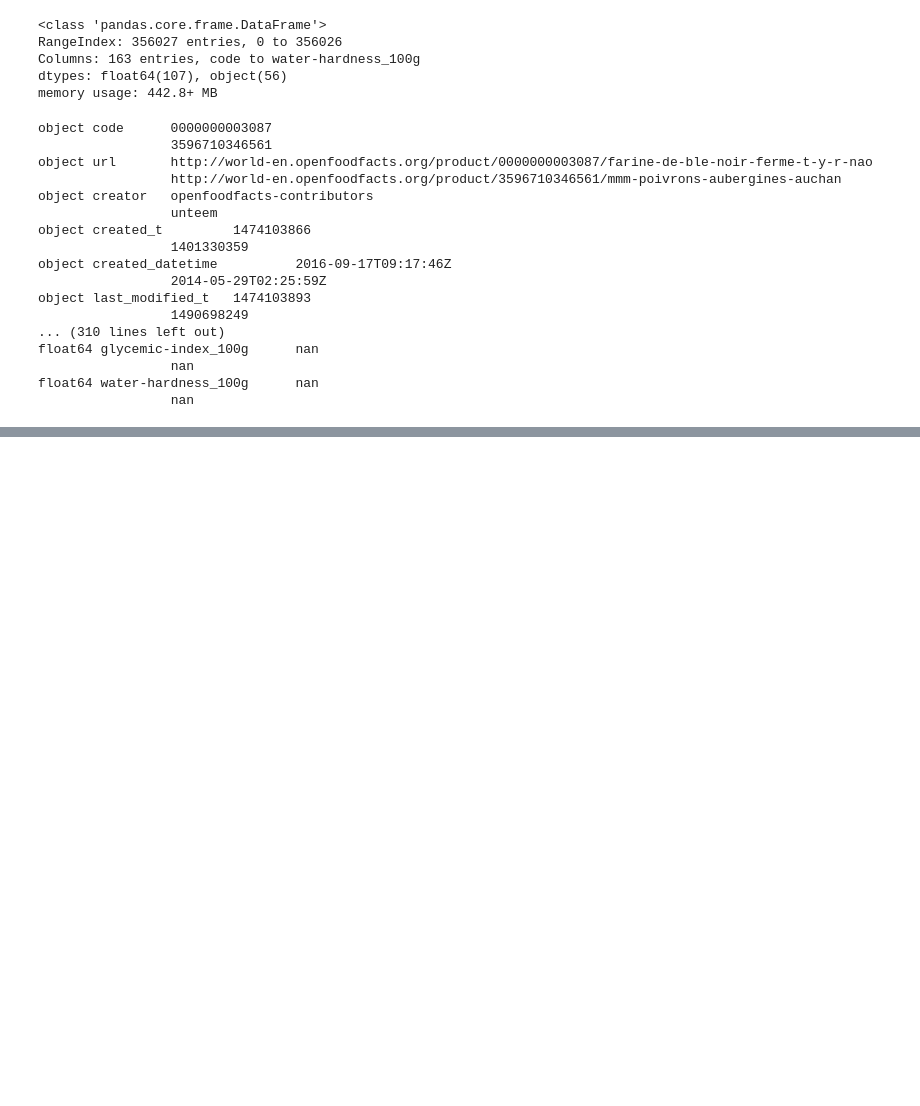
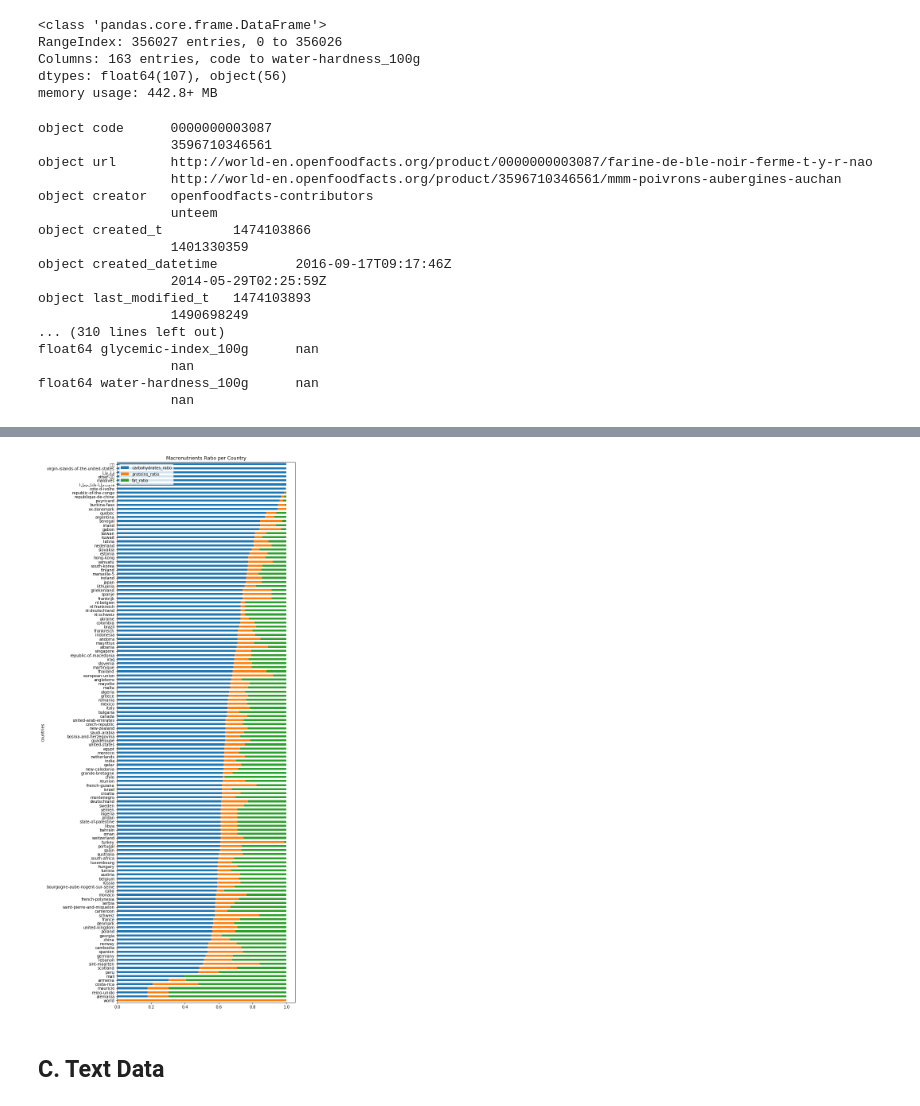
Before and after one commit to chadmulligan/PythonStuff, a Jupyter notebook: 2. DA/project-ads-ml-c2-s9-643/DA - Course Project.ipynb, the cells around one changed output, grey strips where cells are left out. Drawn from its saved outputs; the diff is of its cells as text; code cells hidden in the pictures; blank space fills up the shorter version.

```diff
--- a/2. DA/project-ads-ml-c2-s9-643/DA - Course Project.ipynb
+++ b/2. DA/project-ads-ml-c2-s9-643/DA - Course Project.ipynb
@@ -54,0 +381,7 @@ float64 water-hardness_100g      nan
+# %%
+###https://stackoverflow.com/questions/38203352/expand-pandas-dataframe-column-into-multiple-rows
+dataSplit = (data2.apply(lambda x: pd.Series(x.countries_tagsSplit), axis=1).stack()
+             .reset_index(level=1, drop=1)
+             .to_frame('countries')
+             .join(data2)
+            )
@@ -54,0 +398,4 @@ float64 water-hardness_100g      nan
+# %%
+dataCountry = dataSplit.groupby('countries')['energy_100g','carbohydrates_100g',
+                                                'proteins_100g', 'fat_100g'].mean()
+dataCountry.head()
@@ -54,0 +410,5 @@ float64 water-hardness_100g      nan
+# %%
+dataCountry['sumMacro'] = dataCountry.iloc[:, 1:].sum(axis=1)
+for i in dataCountry.columns[1:4]:
+    col_name = i.replace('100g', '') + 'ratio'
+    dataCountry[col_name] = dataCountry[i]/dataCountry.sumMacro
@@ -54,0 +425,15 @@ float64 water-hardness_100g      nan
+# %%
+### cleaning missing values
+dataCountry.dropna(how='any', inplace=True)
+# %%
+## countries tags are crowd-sourced level
+## we could have done something like "get only countries with at least 5 observations"
+## will do if requested.
+dataCountry.iloc[:, 5:].sort_values(['carbohydrates_ratio']).plot.barh(stacked=True, figsize=(8, 25))
+plt.title('Macronutrients Ratio per Country')
+plt.legend(loc='upper left')
+plt.show()
+# %% [output]
+[figure, added]
+# %% [markdown]
+## C. Text Data
```
Also changed, not shown: parts of 80 cells of this notebook, 8 other files.
